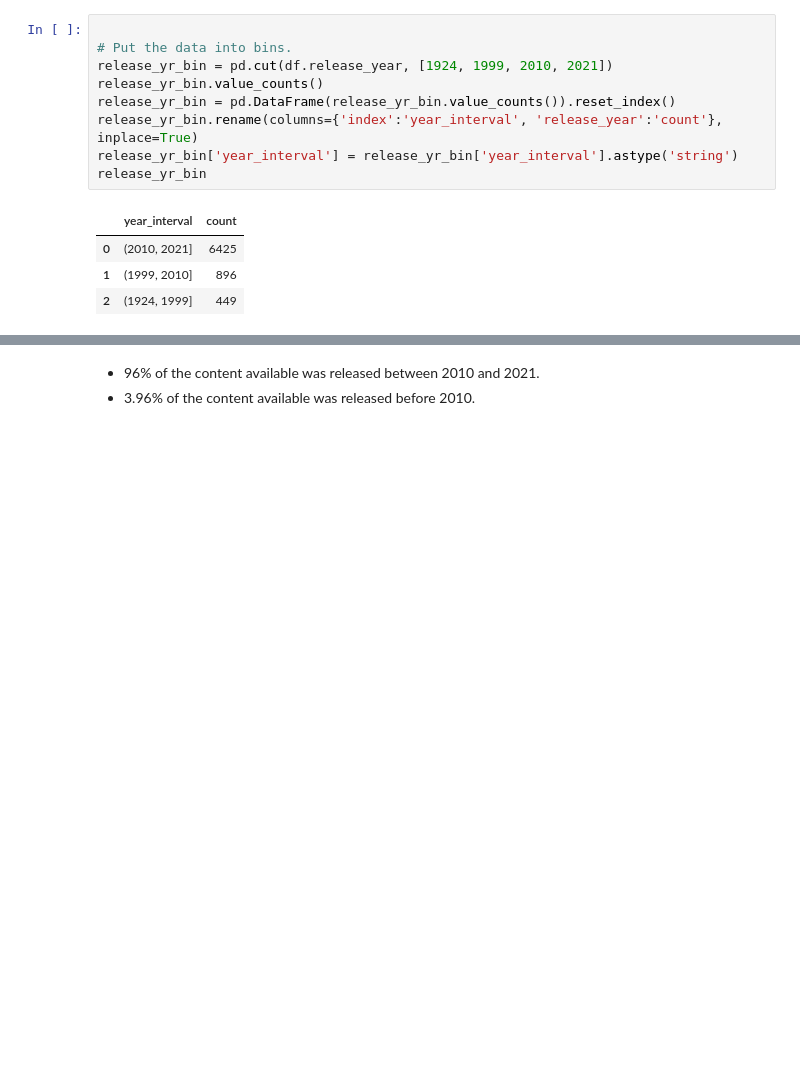
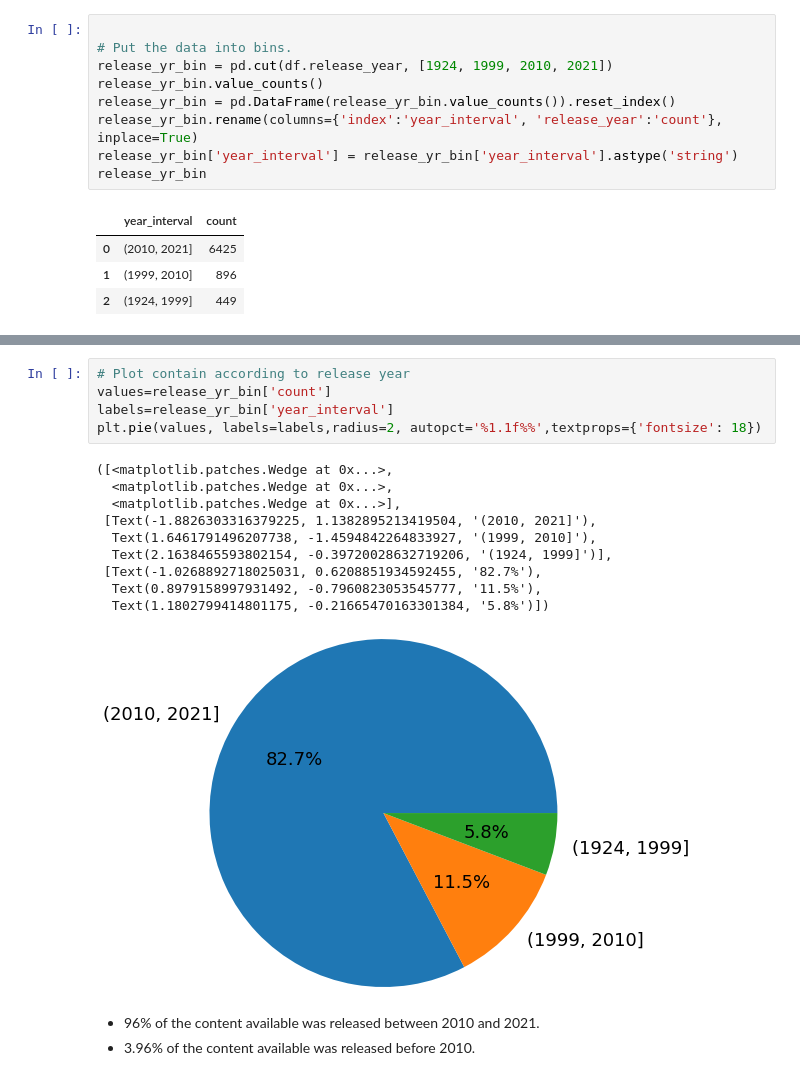
Before and after one commit to Zeeshan00789/NETFLIX-MOVIES-AND-TV-SHOWS-CLUSTERING-, a Jupyter notebook: NETFLIX_MOVIES_AND_TV_SHOWS_CLUSTERING.ipynb, the cells around one changed output, grey strips where cells are left out. Drawn from its saved outputs; the diff is of its cells as text; blank space fills up the shorter version.

```diff
--- a/NETFLIX_MOVIES_AND_TV_SHOWS_CLUSTERING.ipynb
+++ b/NETFLIX_MOVIES_AND_TV_SHOWS_CLUSTERING.ipynb
@@ -295,3 +287,19 @@ fig.show()
+# %%
+# Plot contain according to release year
+values=release_yr_bin['count']
+labels=release_yr_bin['year_interval']
+plt.pie(values, labels=labels,radius=2, autopct='%1.1f%%',textprops={'fontsize': 18})
+# %% [output]
+([<matplotlib.patches.Wedge at 0x...>,
+  <matplotlib.patches.Wedge at 0x...>,
+  <matplotlib.patches.Wedge at 0x...>],
+ [Text(-1.8826303316379225, 1.1382895213419504, '(2010, 2021]'),
+  Text(1.6461791496207738, -1.4594842264833927, '(1999, 2010]'),
+  Text(2.1638465593802154, -0.39720028632719206, '(1924, 1999]')],
+ [Text(-1.0268892718025031, 0.6208851934592455, '82.7%'),
+  Text(0.8979158997931492, -0.7960823053545777, '11.5%'),
+  Text(1.1802799414801175, -0.21665470163301384, '5.8%')])
+[figure, added]
 # %% [markdown]
 * 96% of the content available was released between 2010 and 2021.
 * 3.96% of the content available was released before 2010.
```
Also changed, not shown: parts of 8 cells of this notebook.
